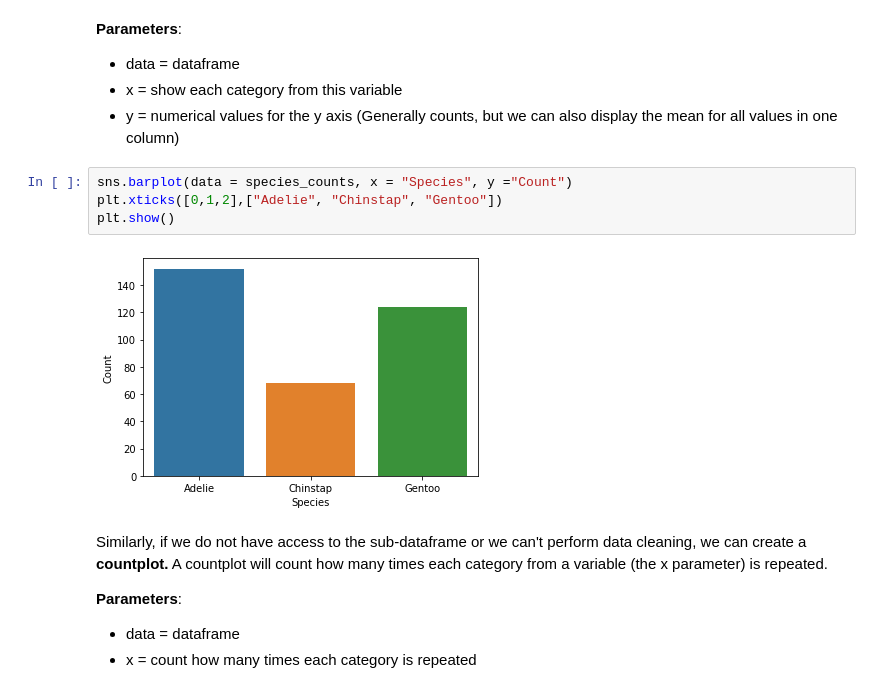
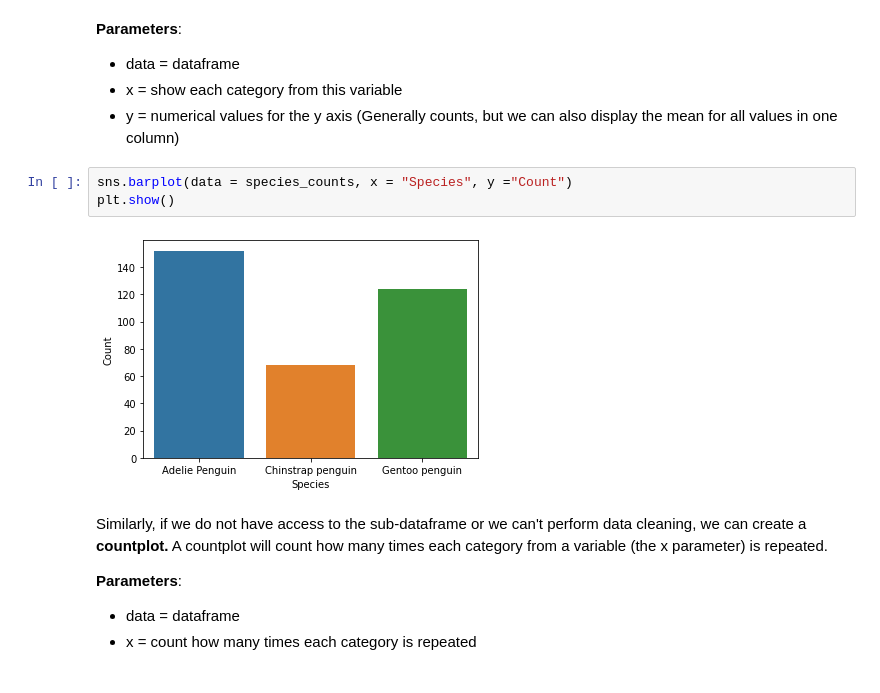
Before and after one commit to vnguyen24/SURF2022, a Jupyter notebook: Session3/Teaching3.ipynb, the cells around one changed output. Drawn from its saved outputs; the diff is of its cells as text.

```diff
--- a/Session3/Teaching3.ipynb
+++ b/Session3/Teaching3.ipynb
@@ -156,10 +156,9 @@ species_counts.head()
 * y = numerical values for the y axis (Generally counts, but we can also display the mean for all values in one column)
 # %%
 sns.barplot(data = species_counts, x = "Species", y ="Count")
-plt.xticks([0,1,2],["Adelie", "Chinstap", "Gentoo"])
 plt.show()
 # %% [output]
-[figure, old version]
+[figure, new version]
 # %% [markdown]
 Similarly, if we do not have access to the sub-dataframe or we can't perform data cleaning, we can create a **countplot.**
 A countplot will count how many times each category from a variable (the x parameter) is repeated.
```
Also changed, not shown: parts of 22 cells of this notebook, 1 other file.
